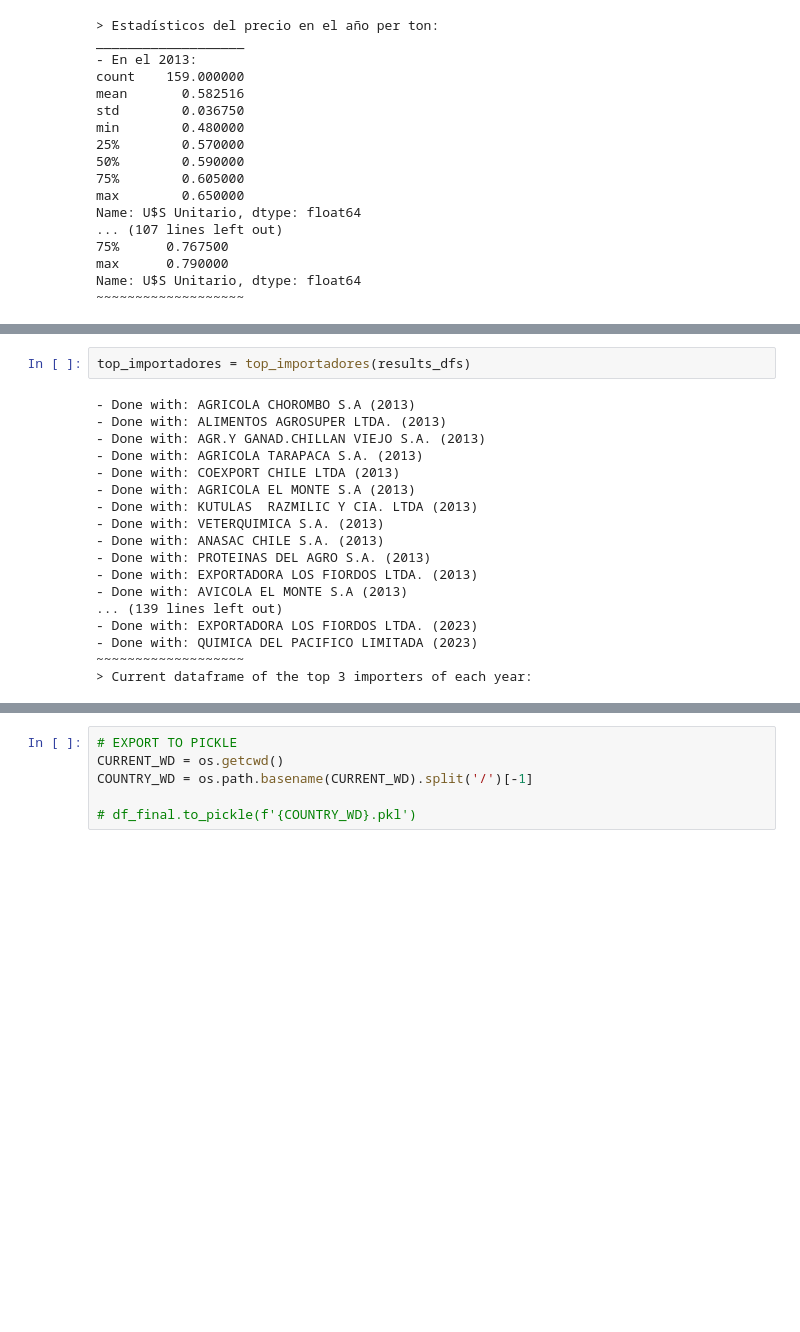
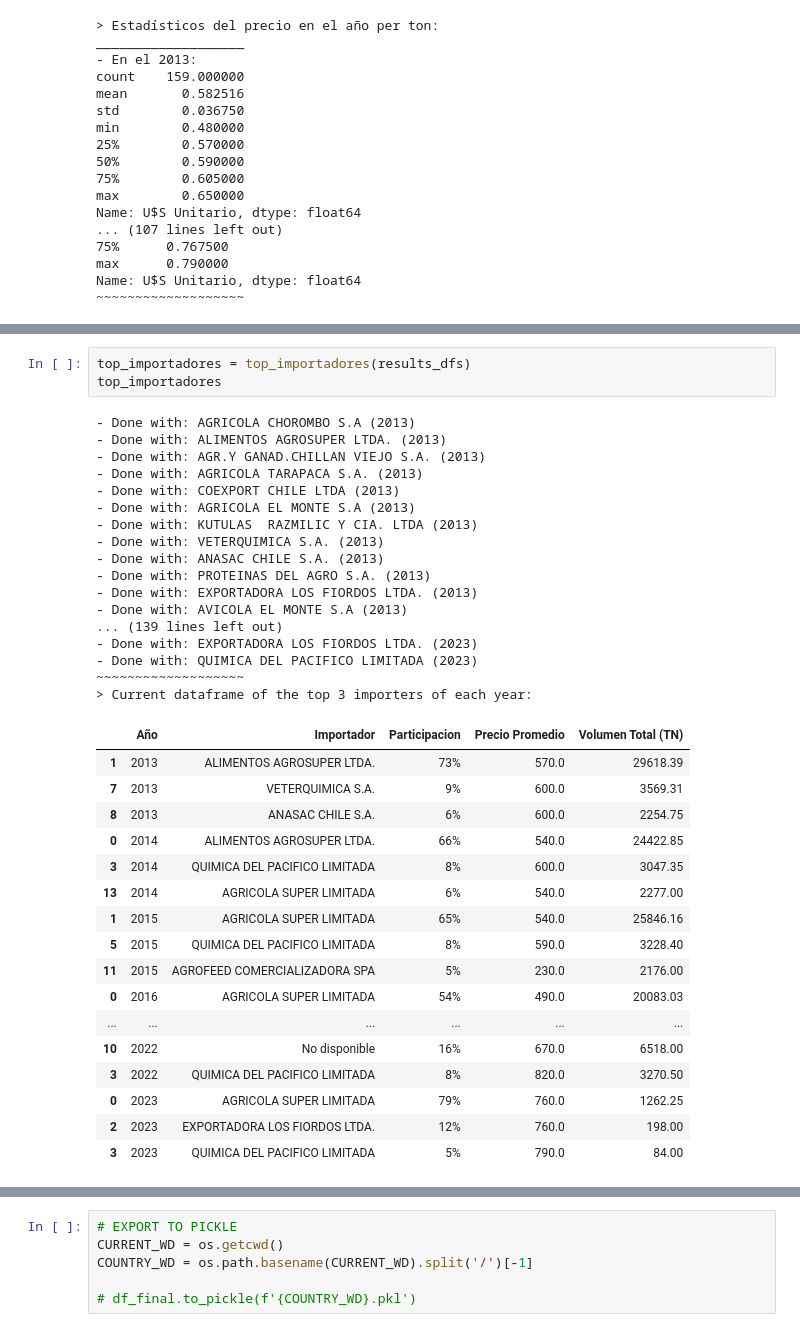
Before and after one commit to Felix-Hz/data-project, a Jupyter notebook: chile/main.ipynb, the cells around one changed output, grey strips where cells are left out. Cells and saved outputs as stored; diff of their text form; blank space fills up the shorter version.

```diff
--- a/chile/main.ipynb
+++ b/chile/main.ipynb
@@ -149,22 +162,40 @@ annual_total_volume = annual_data(results_dfs)
 # %%
 top_importadores = top_importadores(results_dfs)
+top_importadores
 # %% [output]
 - Done with: AGRICOLA CHOROMBO S.A (2013)
 - Done with: ALIMENTOS AGROSUPER LTDA. (2013)
 - Done with: AGR.Y GANAD.CHILLAN VIEJO S.A. (2013)
 - Done with: AGRICOLA TARAPACA S.A. (2013)
 - Done with: COEXPORT CHILE LTDA (2013)
 - Done with: AGRICOLA EL MONTE S.A (2013)
 - Done with: KUTULAS  RAZMILIC Y CIA. LTDA (2013)
 - Done with: VETERQUIMICA S.A. (2013)
 - Done with: ANASAC CHILE S.A. (2013)
 - Done with: PROTEINAS DEL AGRO S.A. (2013)
 - Done with: EXPORTADORA LOS FIORDOS LTDA. (2013)
 - Done with: AVICOLA EL MONTE S.A (2013)
 ... (139 lines left out)
 - Done with: EXPORTADORA LOS FIORDOS LTDA. (2023)
 - Done with: QUIMICA DEL PACIFICO LIMITADA (2023)
 ~~~~~~~~~~~~~~~~~~~
 > Current dataframe of the top 3 importers of each year:
+|  | Año | Importador | Participacion | Precio Promedio | Volumen Total (TN) |
+| 1 | 2013 | ALIMENTOS AGROSUPER LTDA. | 73% | 570.0 | 29618.39 |
+| 7 | 2013 | VETERQUIMICA S.A. | 9% | 600.0 | 3569.31 |
+| 8 | 2013 | ANASAC CHILE S.A. | 6% | 600.0 | 2254.75 |
+| 0 | 2014 | ALIMENTOS AGROSUPER LTDA. | 66% | 540.0 | 24422.85 |
+| 3 | 2014 | QUIMICA DEL PACIFICO LIMITADA | 8% | 600.0 | 3047.35 |
+| 13 | 2014 | AGRICOLA SUPER LIMITADA | 6% | 540.0 | 2277.00 |
+| 1 | 2015 | AGRICOLA SUPER LIMITADA | 65% | 540.0 | 25846.16 |
+| 5 | 2015 | QUIMICA DEL PACIFICO LIMITADA | 8% | 590.0 | 3228.40 |
+| 11 | 2015 | AGROFEED COMERCIALIZADORA SPA | 5% | 230.0 | 2176.00 |
+| 0 | 2016 | AGRICOLA SUPER LIMITADA | 54% | 490.0 | 20083.03 |
+| ... | ... | ... | ... | ... | ... |
+| 10 | 2022 | No disponible | 16% | 670.0 | 6518.00 |
+| 3 | 2022 | QUIMICA DEL PACIFICO LIMITADA | 8% | 820.0 | 3270.50 |
+| 0 | 2023 | AGRICOLA SUPER LIMITADA | 79% | 760.0 | 1262.25 |
+| 2 | 2023 | EXPORTADORA LOS FIORDOS LTDA. | 12% | 760.0 | 198.00 |
+| 3 | 2023 | QUIMICA DEL PACIFICO LIMITADA | 5% | 790.0 | 84.00 |
 # %%
 participacion_origenes = analisis_origenes(results_dfs)
```
Also changed, not shown: parts of 4 cells of this notebook.
